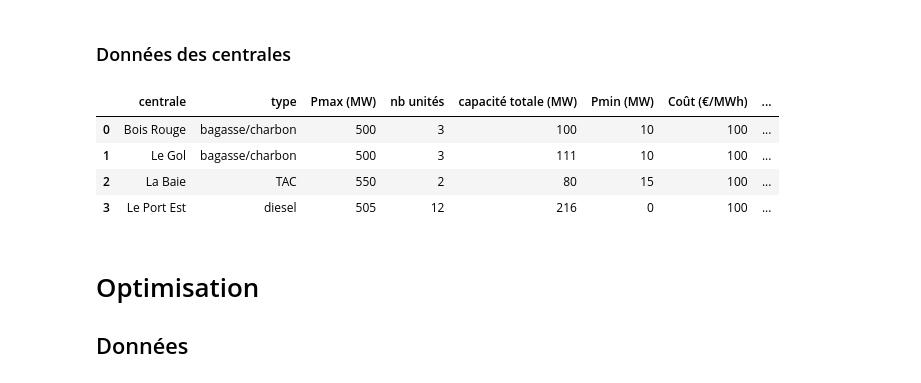
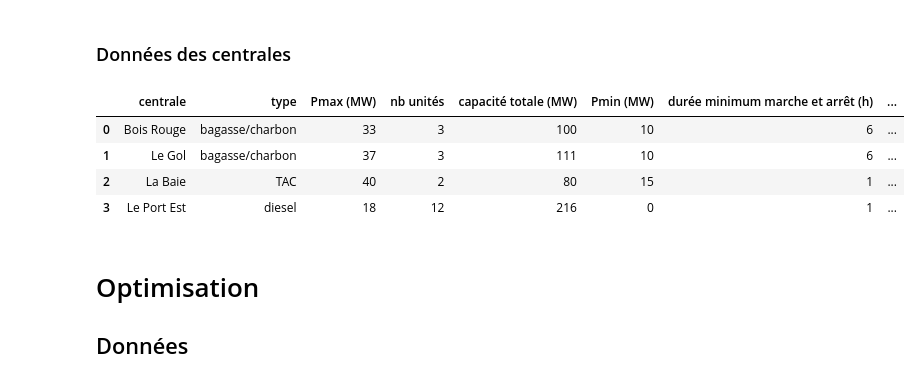
Before and after one commit to cdrutinus/case_study_PPE, a Jupyter notebook: Etude de cas.ipynb, the cells around one changed output. Cells and saved outputs as stored; diff of their text form; code cells hidden in the pictures.

```diff
--- a/Etude de cas.ipynb
+++ b/Etude de cas.ipynb
@@ -53,15 +56,15 @@ Name: Consommation totale thermique (MW), Length: 8760, dtype: float64
 # %% [markdown]
 ### Données des centrales
 # %%
-data_centrales = pd.read_csv("data centrales.csv", sep=';')
+data_centrales = pd.read_csv("data/maintenance.csv", sep=';')
 
 data_centrales.head()
 # %% [output]
-|  | centrale | type | Pmax (MW) | nb unités | capacité totale (MW) | Pmin (MW) | Coût (€/MWh) | ... |
-| 0 | Bois Rouge | bagasse/charbon | 500 | 3 | 100 | 10 | 100 | ... |
-| 1 | Le Gol | bagasse/charbon | 500 | 3 | 111 | 10 | 100 | ... |
-| 2 | La Baie | TAC | 550 | 2 | 80 | 15 | 100 | ... |
-| 3 | Le Port Est | diesel | 505 | 12 | 216 | 0 | 100 | ... |
+|  | centrale | type | Pmax (MW) | nb unités | capacité totale (MW) | Pmin (MW) | durée minimum marche et arrêt (h) | ... |
+| 0 | Bois Rouge | bagasse/charbon | 33 | 3 | 100 | 10 | 6 | ... |
+| 1 | Le Gol | bagasse/charbon | 37 | 3 | 111 | 10 | 6 | ... |
+| 2 | La Baie | TAC | 40 | 2 | 80 | 15 | 1 | ... |
+| 3 | Le Port Est | diesel | 18 | 12 | 216 | 0 | 1 | ... |
 # %% [markdown]
 # Optimisation
 ## Données
```
Also changed, not shown: parts of 3 cells of this notebook, 4 other files.
